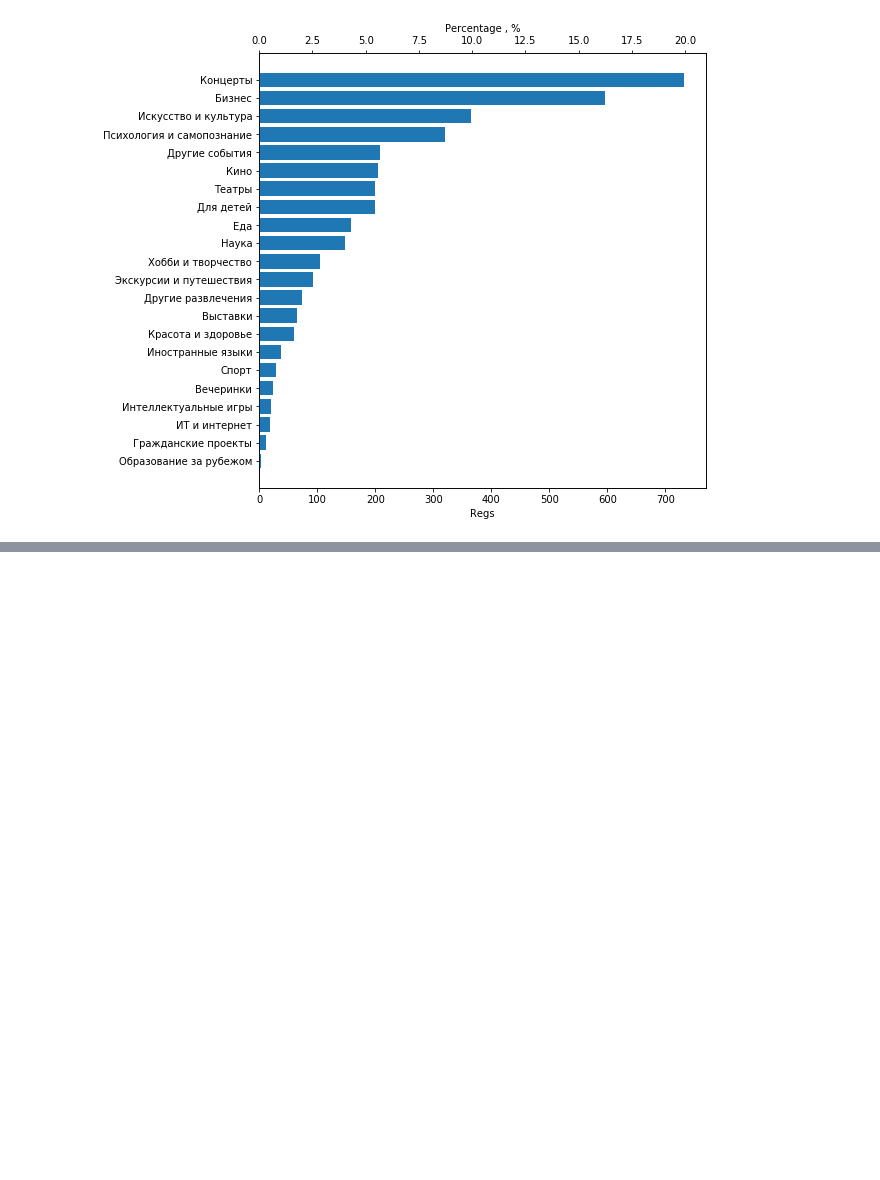
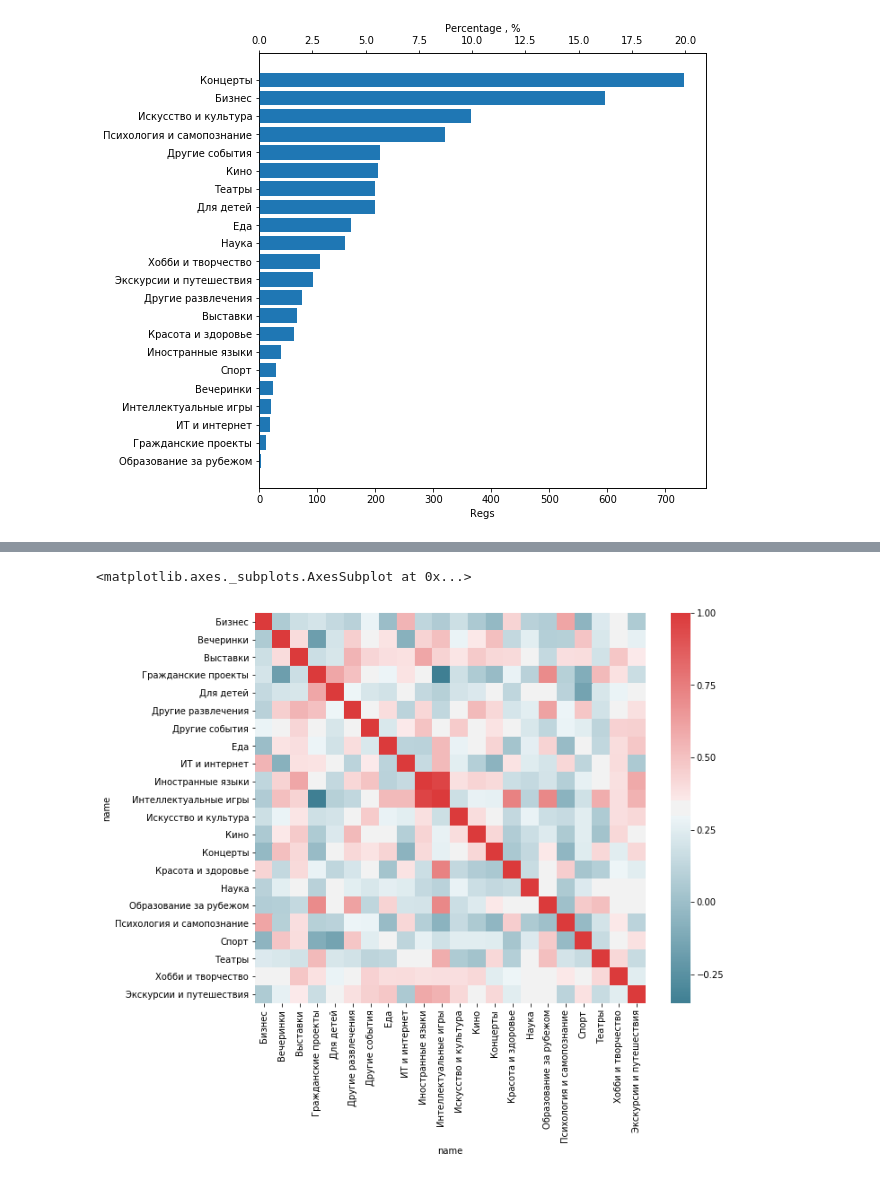
Before and after one commit to mraklay/python_templates, a Jupyter notebook: Timepad_test.ipynb, the cells around one changed output, grey strips where cells are left out. Cells and saved outputs as stored; diff of their text form; code cells hidden in the pictures; blank space fills up the shorter version.

Commit message:
category_corr

```diff
--- a/Timepad_test.ipynb
+++ b/Timepad_test.ipynb
@@ -124,0 +176,10 @@ plt.show()
+# %%
+#loyal
+loyal_grouped_cat_pair = loyal.groupby(['email','name'] ).count()
+loyal
+table = pd.pivot_table(loyal, values='count(*)', index=['email'],
+                    columns=['name'], aggfunc=np.sum)
+#table['new2'] = np.random.randint(100)#, size=(100, 6))
+#table[table.columns[9:11]].dropna()#, 'Интелектуальные игры')
+table.head()
+#loyal_grouped_cat_pair
@@ -124,0 +195,11 @@ plt.show()
+# %%
+import seaborn as sns
+
+f, ax = plt.subplots(figsize=(10, 8))
+corr = table.corr()
+sns.heatmap(corr, mask=np.zeros_like(corr, dtype=np.bool), cmap=sns.diverging_palette(220, 12, as_cmap=True, center='light'),
+            square=True, ax=ax)
+#print corr
+# %% [output]
+<matplotlib.axes._subplots.AxesSubplot at 0x...>
+[figure, added]
```
Also changed, not shown: parts of 9 cells of this notebook.
